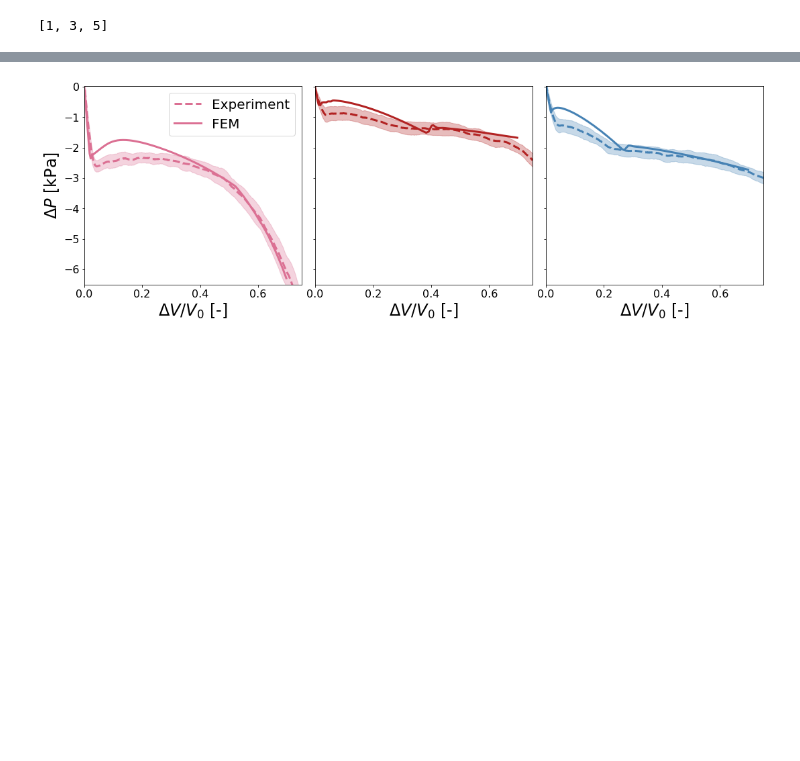
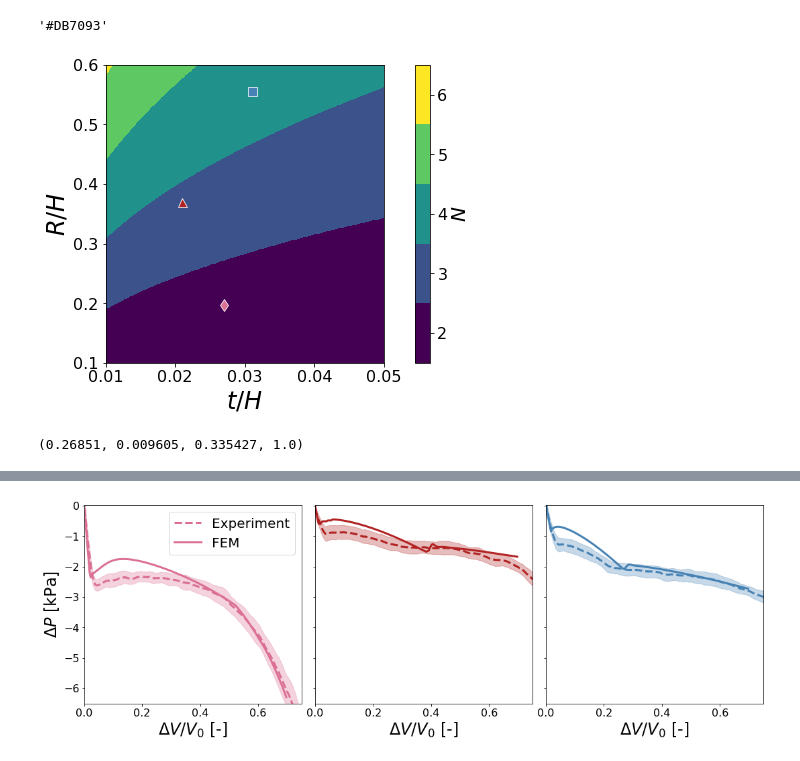
Before and after one commit to bertoldi-collab/buckling-cylinders, a Jupyter notebook: figure_making_paper.ipynb, the cells around one changed output, grey strips where cells are left out. Drawn from its saved outputs; the diff is of its cells as text; code cells hidden in the pictures; blank space fills up the shorter version.

```diff
--- a/figure_making_paper.ipynb
+++ b/figure_making_paper.ipynb
@@ -11,6 +14,7 @@ fontsize_axes = 24
 fontsize_ticks = 16
 linewidth_all = 3
 markersize_all = 8
+size_extra = 2
 
 figsize_whole = (6,5)
 figsize_three = (15,5)
@@ -36,8 +40,8 @@ def smooth_pv_data(pressure, window_len = 100):
 
 def rescale_eigenvalue(eigenvalues_cur):
     return np.sign(eigenvalues_cur) * np.sqrt(np.abs(eigenvalues_cur)) * 1/(2*np.pi)
-# %%
-a = [1,2,3,4,5,6]
-a[::2]
-# %% [output]
-[1, 3, 5]
+# %%
+np.asarray(mcolors.to_rgb(mcolors.CSS4_COLORS[color_3folds]))*255
+mcolors.CSS4_COLORS[color_2folds]
+# %% [output]
+'#DB7093'
@@ -43,0 +91,50 @@ a[::2]
+# %%
+num_try_R = 400
+num_try_t = 400
+
+n_all = np.zeros((num_try_R, num_try_t), dtype = int)
+p_cr_all = np.zeros((num_try_R, num_try_t))
+
+v_R_try = np.linspace(0.1,0.6, num_try_R)
+v_t_try = np.linspace(0.01,0.05, num_try_t)
+
+for i,v_R in enumerate(v_R_try):
+    for j,v_t in enumerate(v_t_try):
+        n_cur, p_cr_cur = find_pcr_n_alt(v_R, v_t)
+        n_all[i,j] = int(n_cur)
+        p_cr_all[i,j] = p_cr_cur
+# %%
+fig, ax = plt.subplots(figsize = figsize_whole, constrained_layout = True)
+
+edge_width_all = 0.7
+
+# ax.imshow(res_all)
+ax.plot(0.031, 0.556, 's', color = 'w', markerfacecolor = color_4folds, markersize = markersize_all + size_extra, markeredgewidth = edge_width_all)
+ax.plot(0.027, 0.197, 'd', color = 'w', markerfacecolor = color_2folds, markersize = markersize_all + size_extra, markeredgewidth = edge_width_all)
+ax.plot(0.021, 0.370, '^', color = 'w', markerfacecolor = color_3folds, markersize = markersize_all + size_extra, markeredgewidth = edge_width_all)
+num_values = np.unique(n_all)
+xv, yv = np.meshgrid(v_R_try, v_t_try, indexing='ij')
+levels_set = np.arange(6) + 1.5
+map_thing = ax.contourf(yv, xv, n_all, levels = levels_set, cmap = 'viridis', vmin = 2, vmax = 6)
+
+
+
+cbar = fig.colorbar(map_thing, ticks=[2,3,4,5,6])
+cbar.ax.tick_params(labelsize=fontsize_ticks)
+cbar.set_label(label = '$N$', size = fontsize_legend)
+
+ax.set_xlabel('$t/H$', fontsize = fontsize_axes)
+ax.set_ylabel('$R/H$', fontsize = fontsize_axes)
+ax.tick_params(labelsize = fontsize_ticks)
+ax.set_xlim(np.min(v_t_try), np.max(v_t_try))
+ax.set_ylim(np.min(v_R_try), np.max(v_R_try))
+
+fig.savefig('figures_paper/heat_map_heread_v1.png', dpi = 300)
+# %% [output]
+[figure, added]
+# %%
+levels_set
+cbar.boundaries
+plt.get_cmap('viridis')(1)
+# %% [output]
+(0.26851, 0.009605, 0.335427, 1.0)
```
Also changed, not shown: parts of 7 cells of this notebook.
